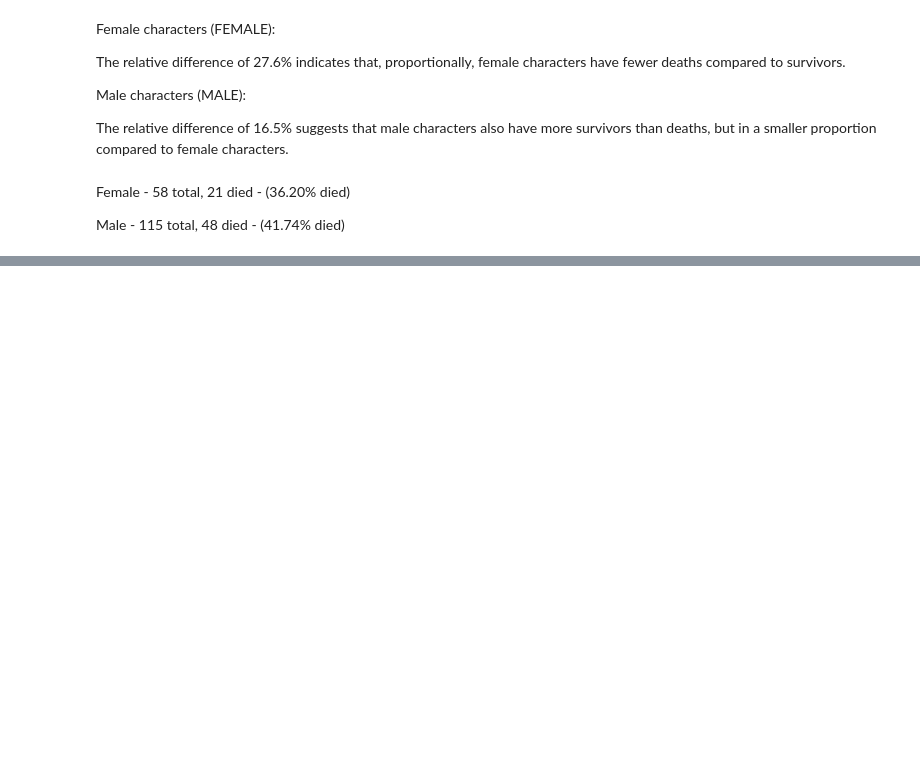
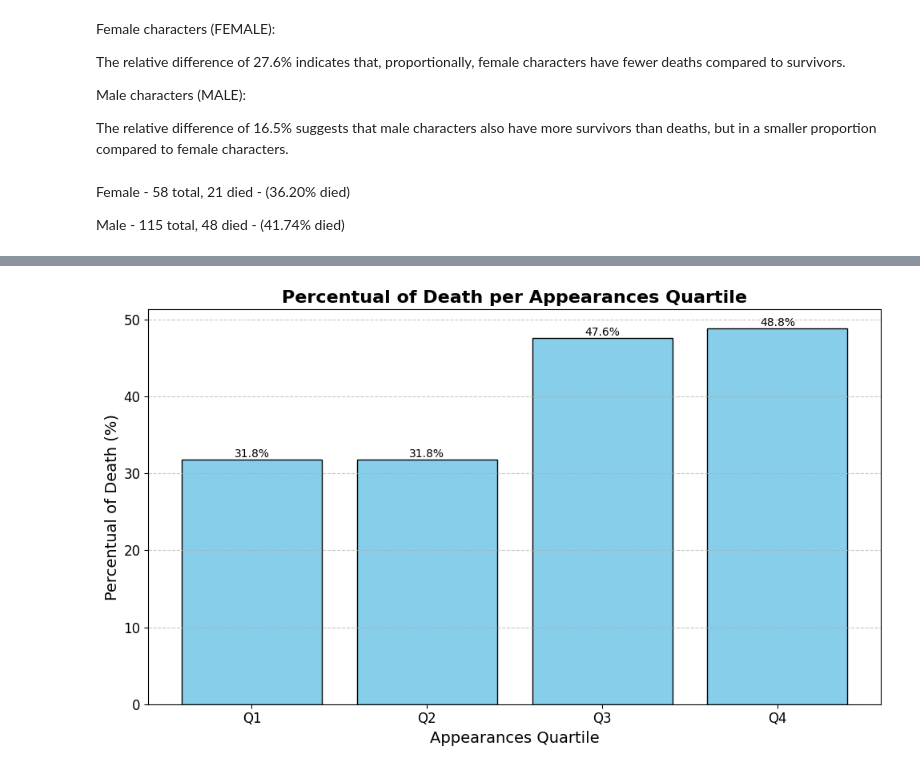
Before and after one commit to viktoruebelhart/avengers, a Jupyter notebook: avengers.ipynb, the cells around one changed output, grey strips where cells are left out. Cells and saved outputs as stored; diff of their text form; code cells hidden in the pictures; blank space fills up the shorter version.

```diff
--- a/avengers.ipynb
+++ b/avengers.ipynb
@@ -690,0 +691,6 @@ death_counts
+# %%
+# Calculate quartiles for the 'Appearances' column
+quartiles = pd.qcut(df['Appearances'], q=4, labels=['Q1', 'Q2', 'Q3', 'Q4'])
+
+# Add the quartiles as a column in the dataset
+df['Appearances Quartile'] = quartiles
@@ -690,0 +707,28 @@ death_counts
+# %%
+#Calculate the percentual of death for each quartile
+death_percent_by_quartile = df.groupby('Appearances Quartile')['Death1'].mean() * 100
+
+
+# Plot the percentual of death by quartile with improvements
+plt.figure(figsize=(10, 6))
+bars = plt.bar(death_percent_by_quartile.index, death_percent_by_quartile, color='skyblue', edgecolor='black')
+
+# Add text labels above the bars
+for bar in bars:
+    height = bar.get_height()
+    plt.text(bar.get_x() + bar.get_width() / 2, height, f'{height:.1f}%',
+             ha='center', va='bottom', fontsize=10)
+
+# Customize the chart
+plt.title('Percentual of Death per Appearances Quartile', fontsize=16, fontweight='bold')
+plt.xlabel('Appearances Quartile', fontsize=14)
+plt.ylabel('Percentual of Death (%)', fontsize=14)
+plt.xticks(rotation=0, fontsize=12)
+plt.yticks(fontsize=12)
+plt.grid(axis='y', linestyle='--', alpha=0.7)
+
+# Display the plot
+plt.tight_layout()
+plt.show()
+# %% [output]
+[figure, added]
```
Also changed, not shown: parts of 3 cells of this notebook.
